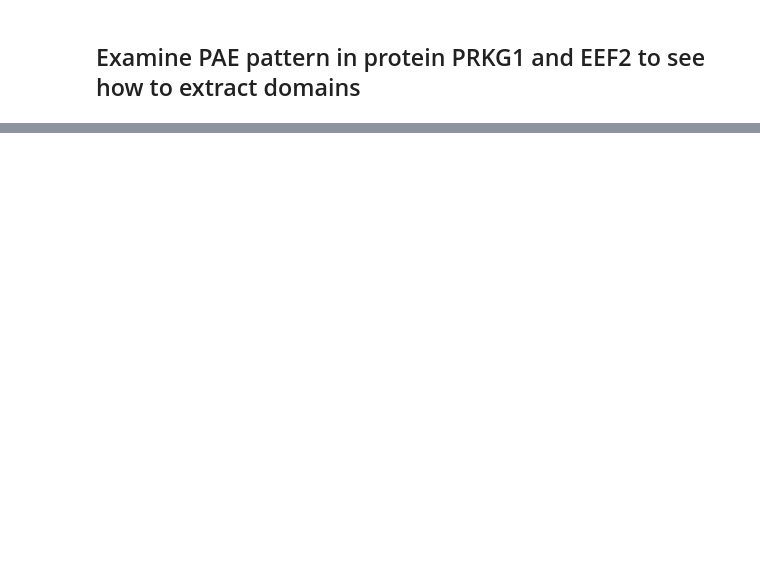
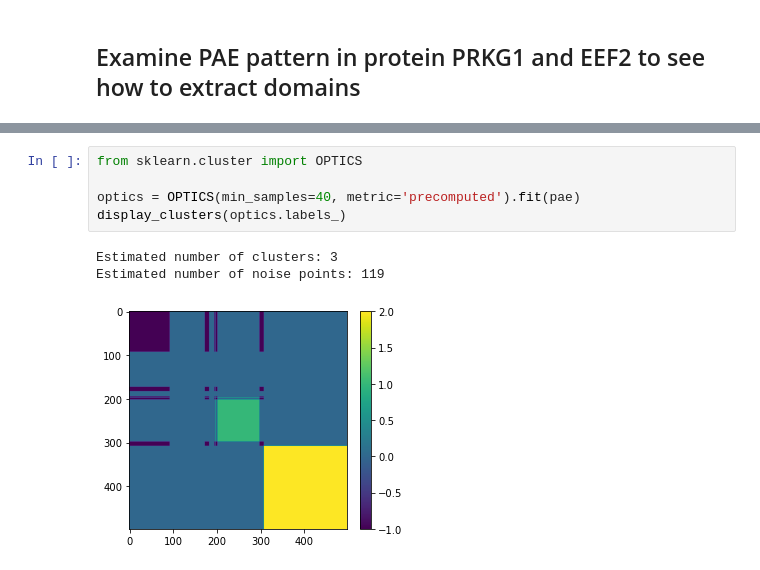
Before and after one commit to epenning/crosslinking, a Jupyter notebook: compare_crosslinks.ipynb, the cells around one changed output, grey strips where cells are left out. Cells and saved outputs as stored; diff of their text form; blank space fills up the shorter version.

```diff
--- a/compare_crosslinks.ipynb
+++ b/compare_crosslinks.ipynb
@@ -265,0 +281,9 @@ for pae_protein in pae_proteins:
+# %%
+from sklearn.cluster import OPTICS
+
+optics = OPTICS(min_samples=40, metric='precomputed').fit(pae)
+display_clusters(optics.labels_)
+# %% [output]
+Estimated number of clusters: 3
+Estimated number of noise points: 119
+[figure, added]
```
Also changed, not shown: parts of 17 cells of this notebook, 32 other files.
